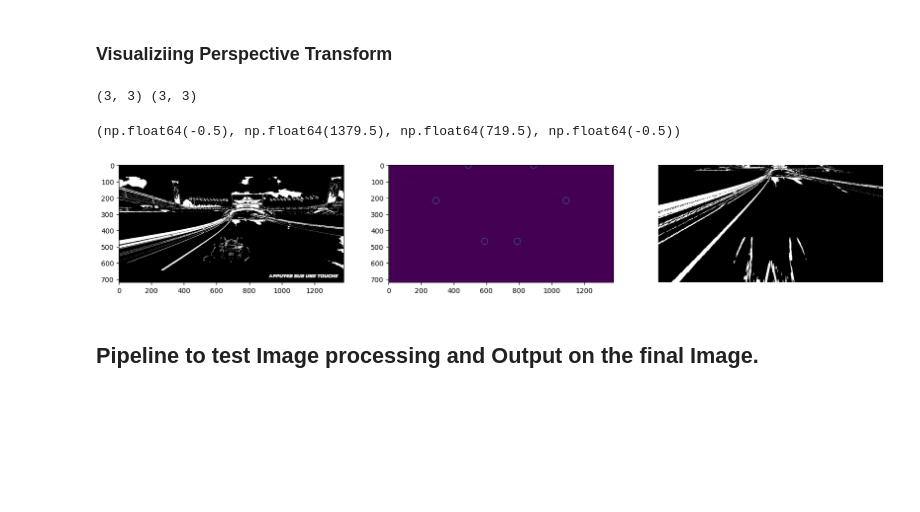
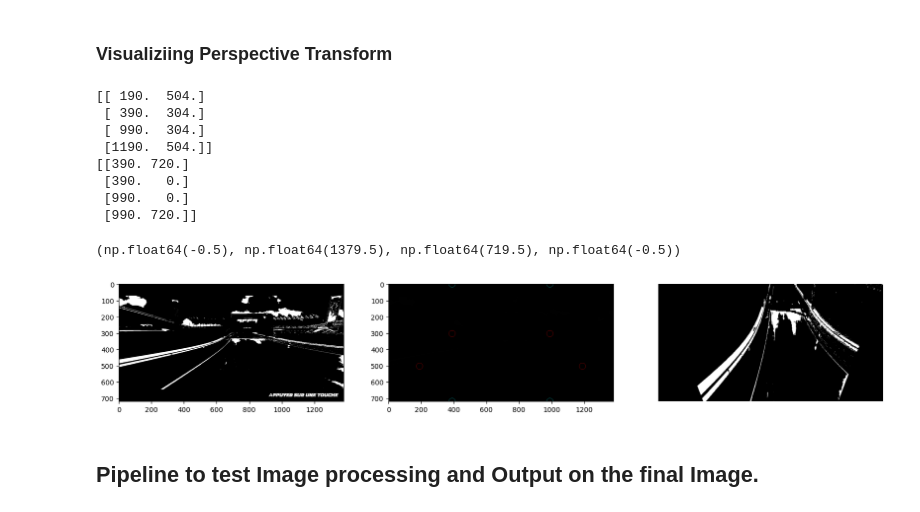
Before and after one commit to DavidBlavid/trackmaniAI, a Jupyter notebook: lane.ipynb, the cells around one changed output. Saved outputs shown, nothing was run; the diff lists cells and outputs as text; code cells hidden in the pictures; blank space fills up the shorter version.

```diff
--- a/lane.ipynb
+++ b/lane.ipynb
@@ -253,10 +253,11 @@ def gradient_color_thresh(image):
     combined = np.zeros_like(dir_binary)
     combined[(color_binary==1)|((gradx == 1)& (grady == 1)) |(mag_binary==1) &(dir_binary==1)] = 1
 
-    kernel = np.ones((3,3),np.uint8)
-    morph_image=combined[600:,:950]
+    kernel = np.ones((45,45),np.uint8)
+    start_morph = 0
+    morph_image=combined[start_morph:,:950]
     morph_image = cv2.morphologyEx(morph_image, cv2.MORPH_OPEN, kernel)
-    combined[600:,:950]=morph_image
+    combined[start_morph:,:950]=morph_image
 
     white_line=segregate_white_line(image,thresh=(200,255))
     combined= cv2.bitwise_or(combined,white_line)
@@ -292,56 +295,83 @@ def perspective_transform(
 height, width = thresh_image.shape
 center_width = width/2
 
-center_bottom_diff = 100
-center_top_diff = 400
+center_top_diff = 300
+center_bottom_diff = 500
 
-height_before_car = height * 0.65
-height_before_car_offset = -1 * 250
+height_before_car = height * 0.70
+height_before_car_offset = -1 * 200
 
-dst_center_top_diff = 200
-dst_center_bottom_diff = 500
+dst_center_top_diff = 300
+dst_center_bottom_diff = 300
 dst_top = 0
-dst_bottom = 920
+dst_bottom = height
 
-src=np.float32([
-    [center_width-center_bottom_diff,height_before_car], # unten links
-    [center_width-center_top_diff,height_before_car + height_before_car_offset], # oben links
-    [center_width+center_top_diff,height_before_car + height_before_car_offset], # oben rechts
-    [center_width+center_bottom_diff,height_before_car] # unten rechts
-])
-dst=np.float32([
-    [center_width - dst_center_bottom_diff,dst_bottom], # unten links
-    [center_width - dst_center_top_diff, dst_top], # oben links
-    [center_width + dst_center_top_diff, dst_top], # oben rechts
-    [center_width + dst_center_bottom_diff,dst_bottom] # unten rechts
-])
+ansatz = 1
 
+if ansatz == 1:
+    src=np.float32([
+        [center_width-center_bottom_diff,height_before_car], # unten links
+        [center_width-center_top_diff,height_before_car + height_before_car_offset], # oben links
+        [center_width+center_top_diff,height_before_car + height_before_car_offset], # oben rechts
+        [center_width+center_bottom_diff,height_before_car] # unten rechts
+    ])
+    dst=np.float32([
+        [center_width - dst_center_bottom_diff,dst_bottom], # unten links
+        [center_width - dst_center_top_diff, dst_top], # oben links
+        [center_width + dst_center_top_diff, dst_top], # oben rechts
+        [center_width + dst_center_bottom_diff,dst_bottom] # unten rechts
+    ])
+elif ansatz == 2:
+    line_dst_offset = 200
+    src = np.float32([
+        [595, 452],
+        [685, 452],
+        [1110, height],
+        [220, height]])
+
+    dst = np.float32([
+        [src[3][0] + line_dst_offset, 0],
+        [src[2][0] - line_dst_offset, 0],
+        [src[2][0] - line_dst_offset, src[2][1]],
+        [src[3][0] + line_dst_offset, src[3][1]]])
+
+print(src)
+print(dst)
 
 binary_warped,Minv,M=perspective_transform(thresh_image, src=src, dst=dst)#
 
 fig, axes=plt.subplots(1,3, figsize=(20,20))
 axes=axes.ravel()
 
 test_img = thresh_image.copy()
 axes[0].imshow(test_img, cmap='gray')
+test_img = np.dstack((test_img, test_img, test_img))
 
 for point in src.astype(int):
     # print(tuple(point.tolist()))
     # ...
-    cv2.circle(test_img,tuple(point.tolist()),20,(255,0,0))
+    cv2.circle(test_img,tuple(point.tolist()),20,(255,0,0)) # grün
 
 for point in dst.astype(int):
     # print(tuple(point.tolist()))
     # ...
-    cv2.circle(test_img,tuple(point.tolist()),20,(255,0,255))
+    cv2.circle(test_img,tuple(point.tolist()),20,(0,255,255)) # grün
+
 
 axes[1].imshow(test_img)
 axes[2].imshow(binary_warped, cmap='gray')
 plt.axis('off')
 # %% [output]
-(3, 3) (3, 3)
+[[ 190.  504.]
+ [ 390.  304.]
+ [ 990.  304.]
+ [1190.  504.]]
+[[390. 720.]
+ [390.   0.]
+ [990.   0.]
+ [990. 720.]]
 (np.float64(-0.5), np.float64(1379.5), np.float64(719.5), np.float64(-0.5))
-[figure, old version]
+[figure, new version]
 # %% [markdown]
 ## Pipeline to test Image processing and Output on the final Image.
 # %%
```
Also changed, not shown: parts of 4 cells of this notebook.
